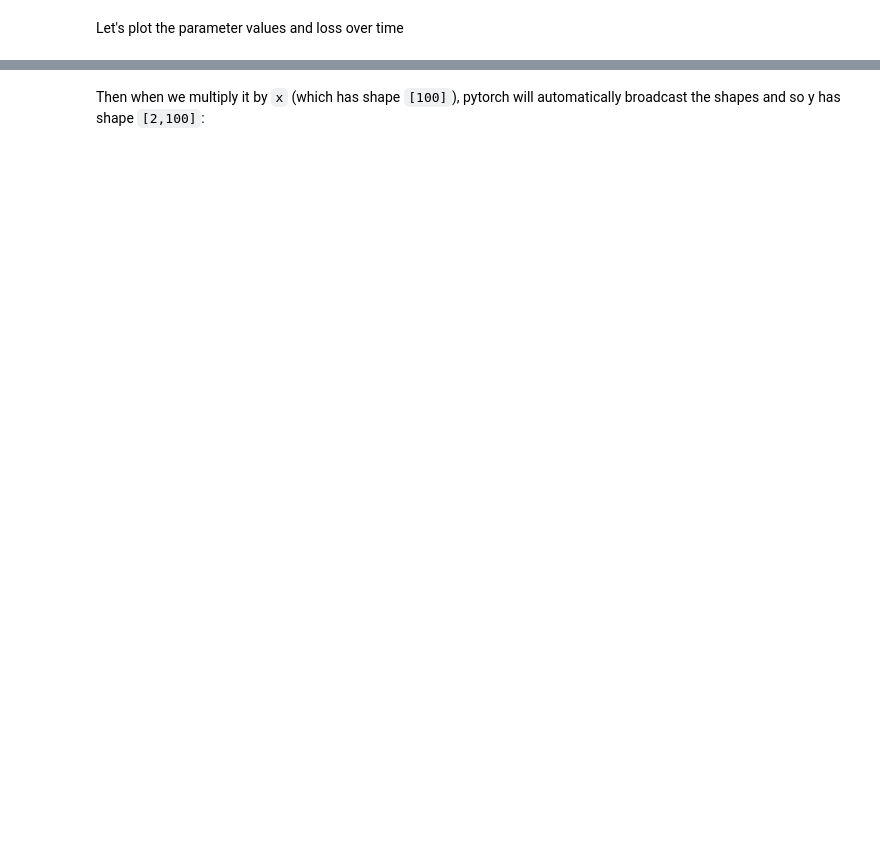
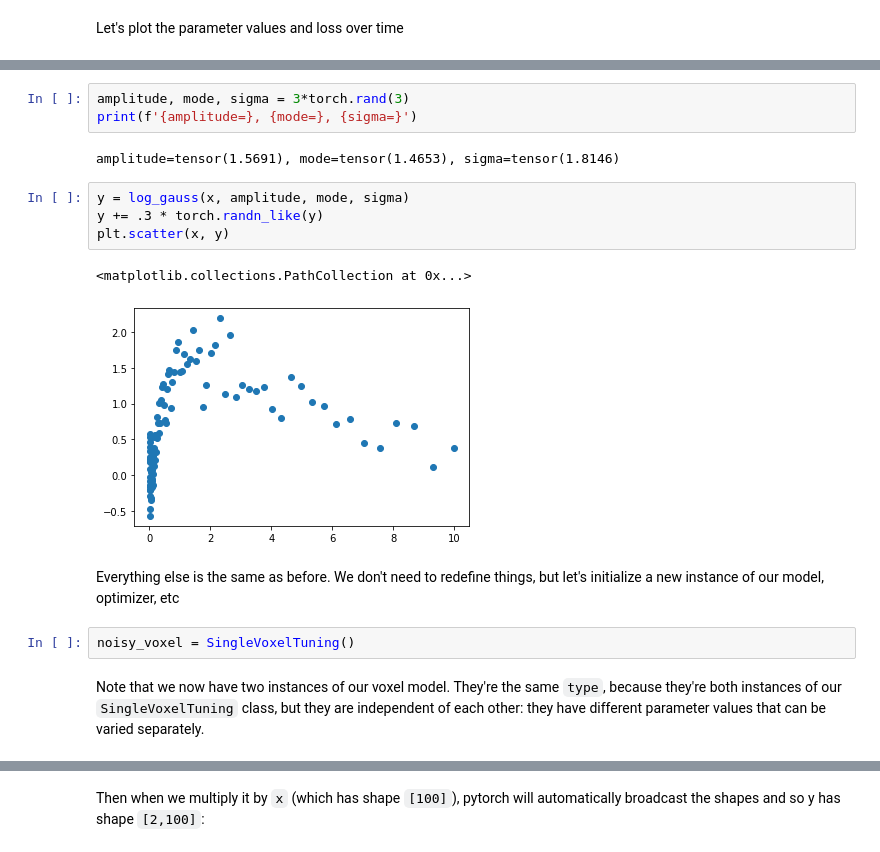
Before and after one commit to billbrod/pytorch_introduction, a Jupyter notebook: pytorch_intro.ipynb, the cells around one changed output, grey strips where cells are left out. Saved outputs shown, nothing was run; the diff lists cells and outputs as text; blank space fills up the shorter version.

```diff
--- a/pytorch_intro.ipynb
+++ b/pytorch_intro.ipynb
@@ -235,0 +268,18 @@ Text(0.5, 1.0, 'Loss')
+# %%
+amplitude, mode, sigma = 3*torch.rand(3)
+print(f'{amplitude=}, {mode=}, {sigma=}')
+# %% [output]
+amplitude=tensor(1.5691), mode=tensor(1.4653), sigma=tensor(1.8146)
+# %%
+y = log_gauss(x, amplitude, mode, sigma)
+y += .3 * torch.randn_like(y)
+plt.scatter(x, y)
+# %% [output]
+<matplotlib.collections.PathCollection at 0x...>
+[figure, added]
+# %% [markdown]
+Everything else is the same as before. We don't need to redefine things, but let's initialize a new instance of our model, optimizer, etc
+# %%
+noisy_voxel = SingleVoxelTuning()
+# %% [markdown]
+Note that we now have two instances of our voxel model. They're the same `type`, because they're both instances of our `SingleVoxelTuning` class, but they are independent of each other: they have different parameter values that can be varied separately.
```
Also changed, not shown: parts of 38 cells of this notebook.
